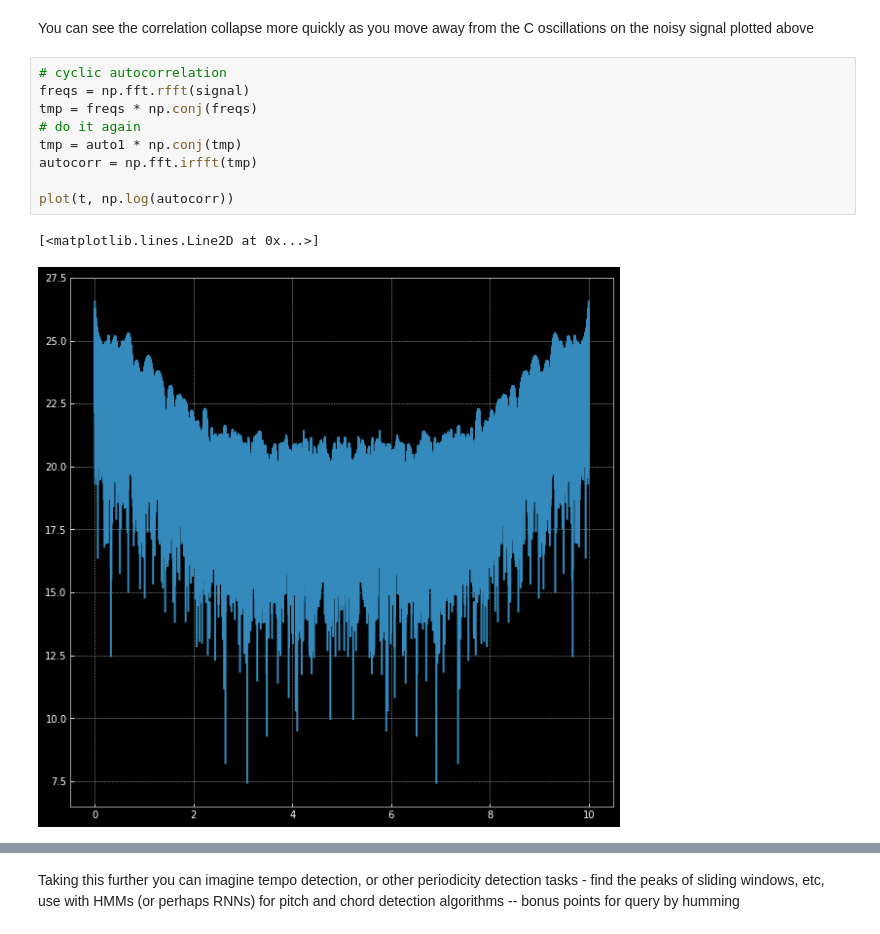
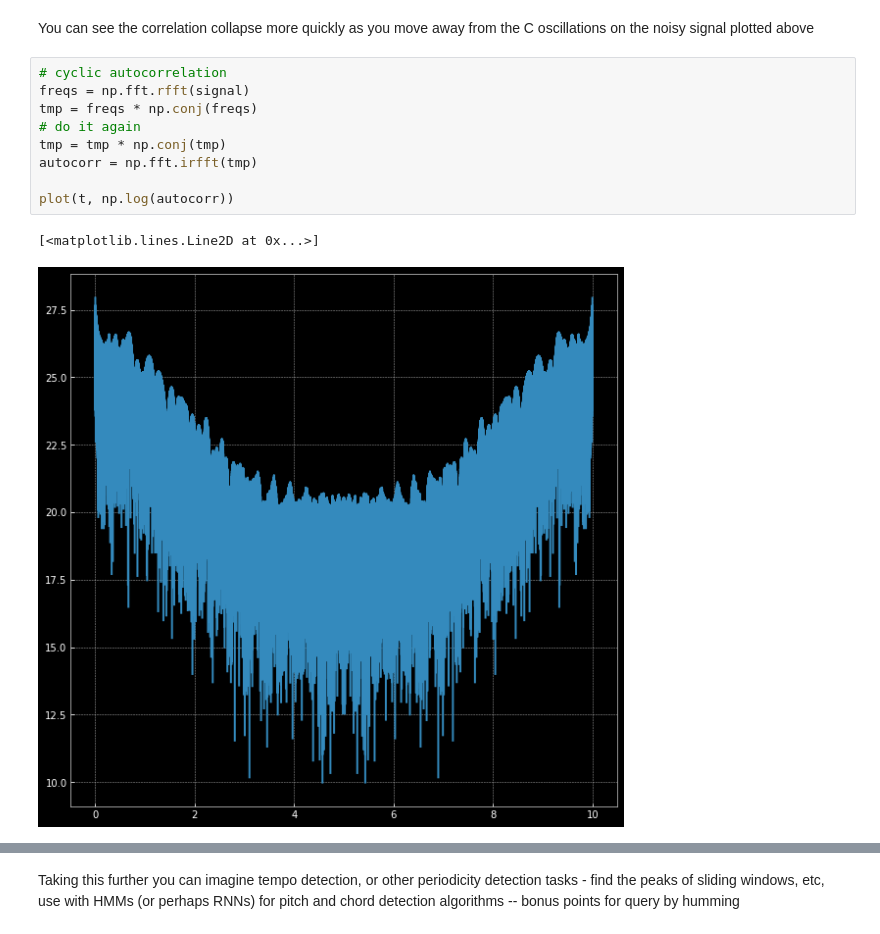
Before and after one commit to bmahlbrand/AudioAutoCorrelation, a Jupyter notebook: Auto-Correlation - Audio-With Cyclic.ipynb, the cells around one changed output, grey strips where cells are left out. Drawn from its saved outputs; the diff is of its cells as text.

```diff
--- a/Auto-Correlation - Audio-With Cyclic.ipynb
+++ b/Auto-Correlation - Audio-With Cyclic.ipynb
@@ -165,15 +161,15 @@ You can see the correlation collapse more quickly as you move away from the C os
 # %%
 # cyclic autocorrelation
 freqs = np.fft.rfft(signal)
 tmp = freqs * np.conj(freqs)
 # do it again
-tmp = auto1 * np.conj(tmp)
+tmp = tmp * np.conj(tmp)
 autocorr = np.fft.irfft(tmp)
 
 plot(t, np.log(autocorr))
 # %% [output]
 [<matplotlib.lines.Line2D at 0x...>]
-[figure, old version]
+[figure, new version]
 # %%
 # cyclic autocorrelation of noisy
 
```
Also changed, not shown: parts of 9 cells of this notebook.
